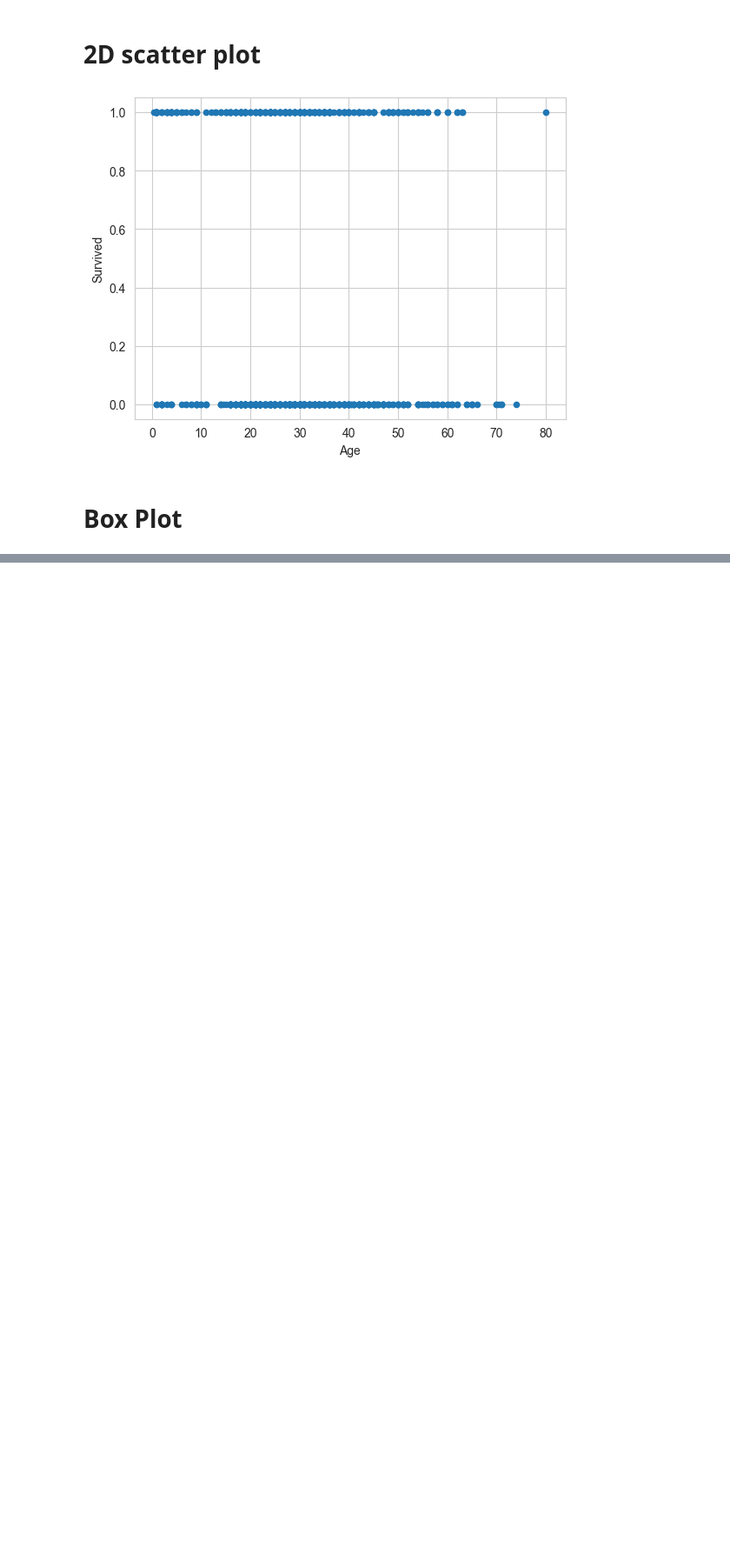
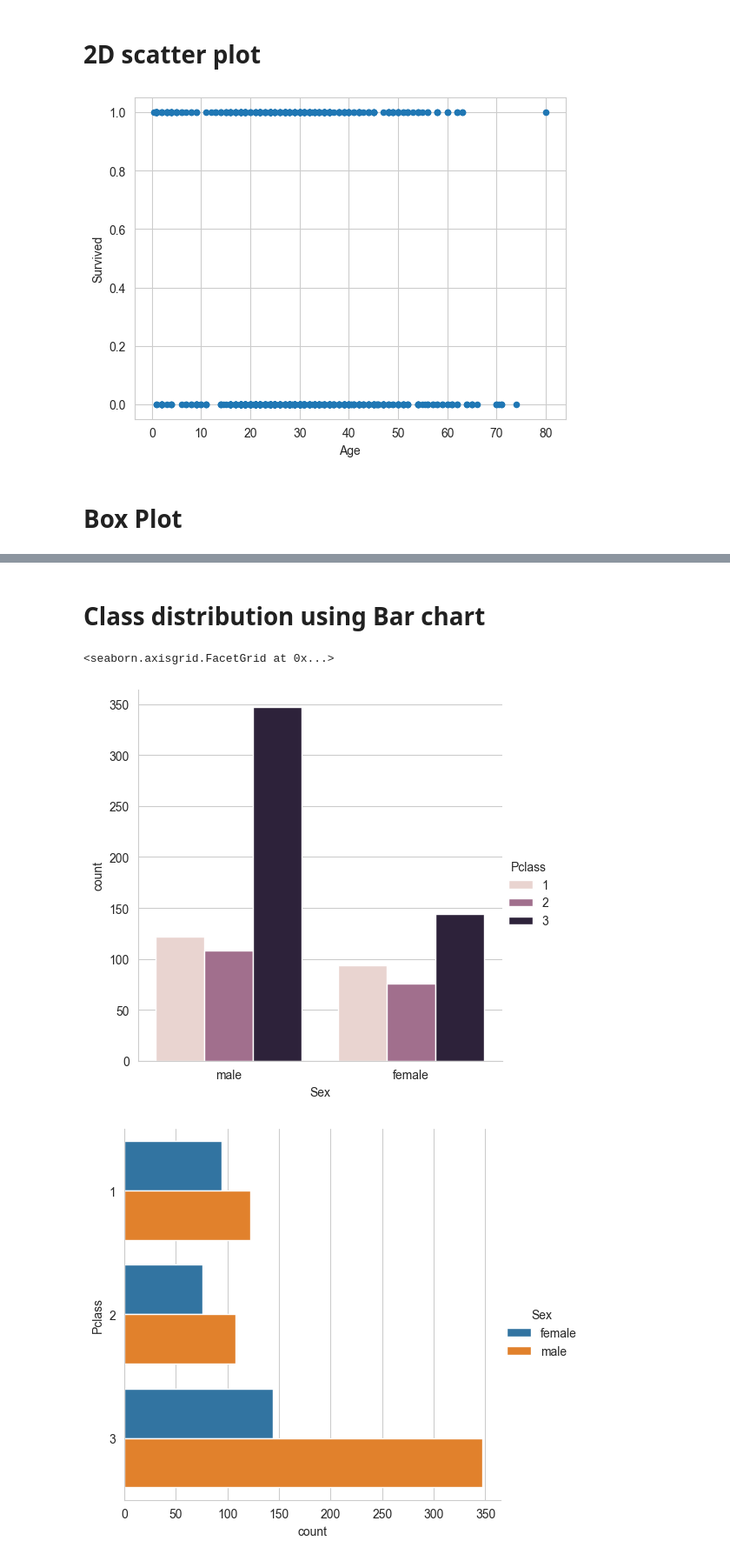
Before and after one commit to AhmadSaheb007/Machine-Learning-Python-, a Jupyter notebook: Projects/Titanic/Titanic.ipynb, the cells around one changed output, grey strips where cells are left out. Shown at 87% size. Saved outputs shown, nothing was run; the diff lists cells and outputs as text; code cells hidden in the pictures; blank space fills up the shorter version.

```diff
--- a/Projects/Titanic/Titanic.ipynb
+++ b/Projects/Titanic/Titanic.ipynb
@@ -158,0 +225,11 @@ plt.show()
+# %% [markdown]
+# Class distribution using Bar chart
+# %%
+# divide sex per class
+sns.catplot( x = 'Sex', data=titanicDB, hue='Pclass', kind='count')
+# divide class  per sex
+sns.catplot(y = 'Pclass', data=titanicDB, hue='Sex', kind='count')
+# %% [output]
+<seaborn.axisgrid.FacetGrid at 0x...>
+[figure, added]
+[figure, added]
```
Also changed, not shown: parts of 17 cells of this notebook.
